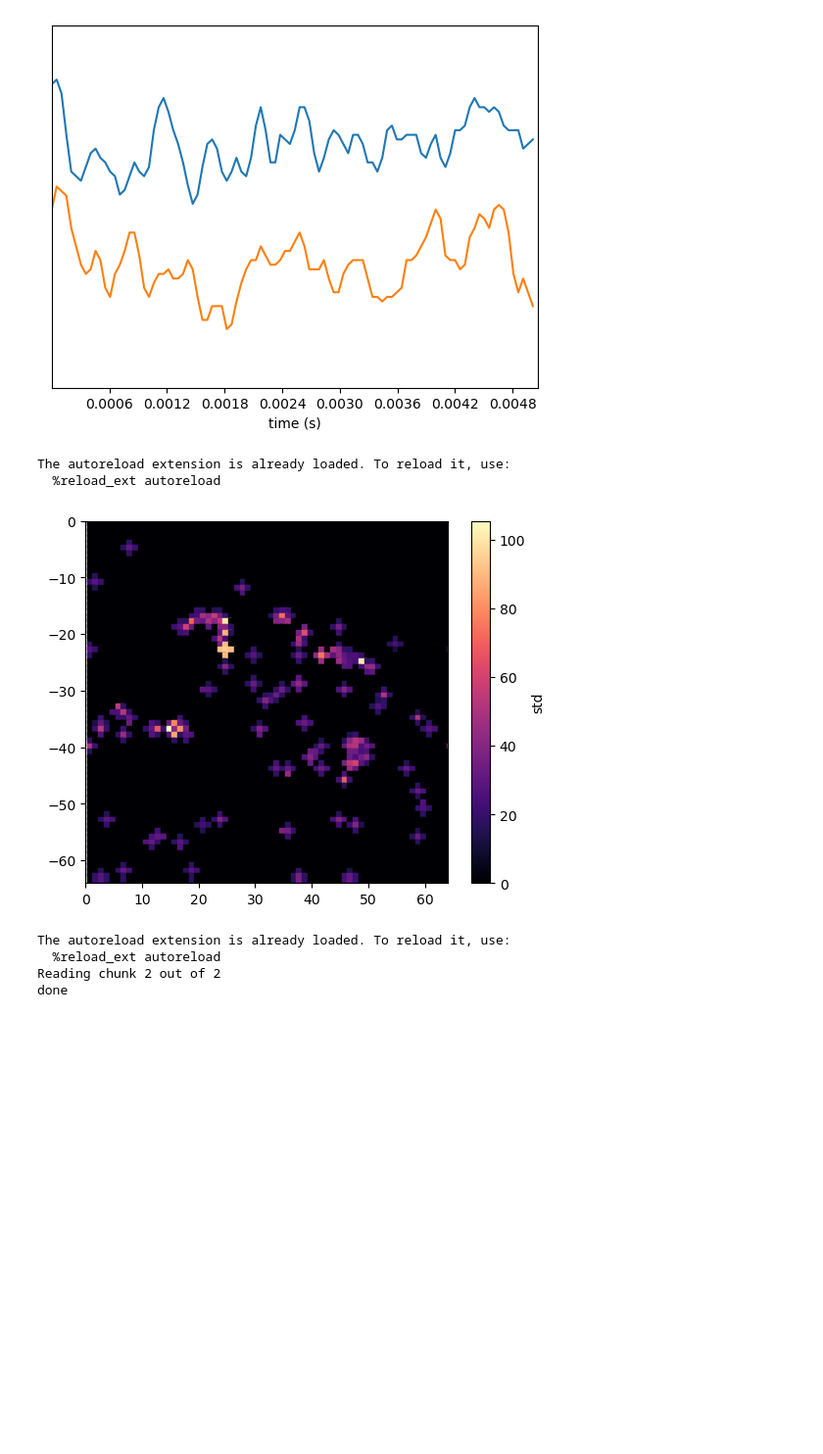
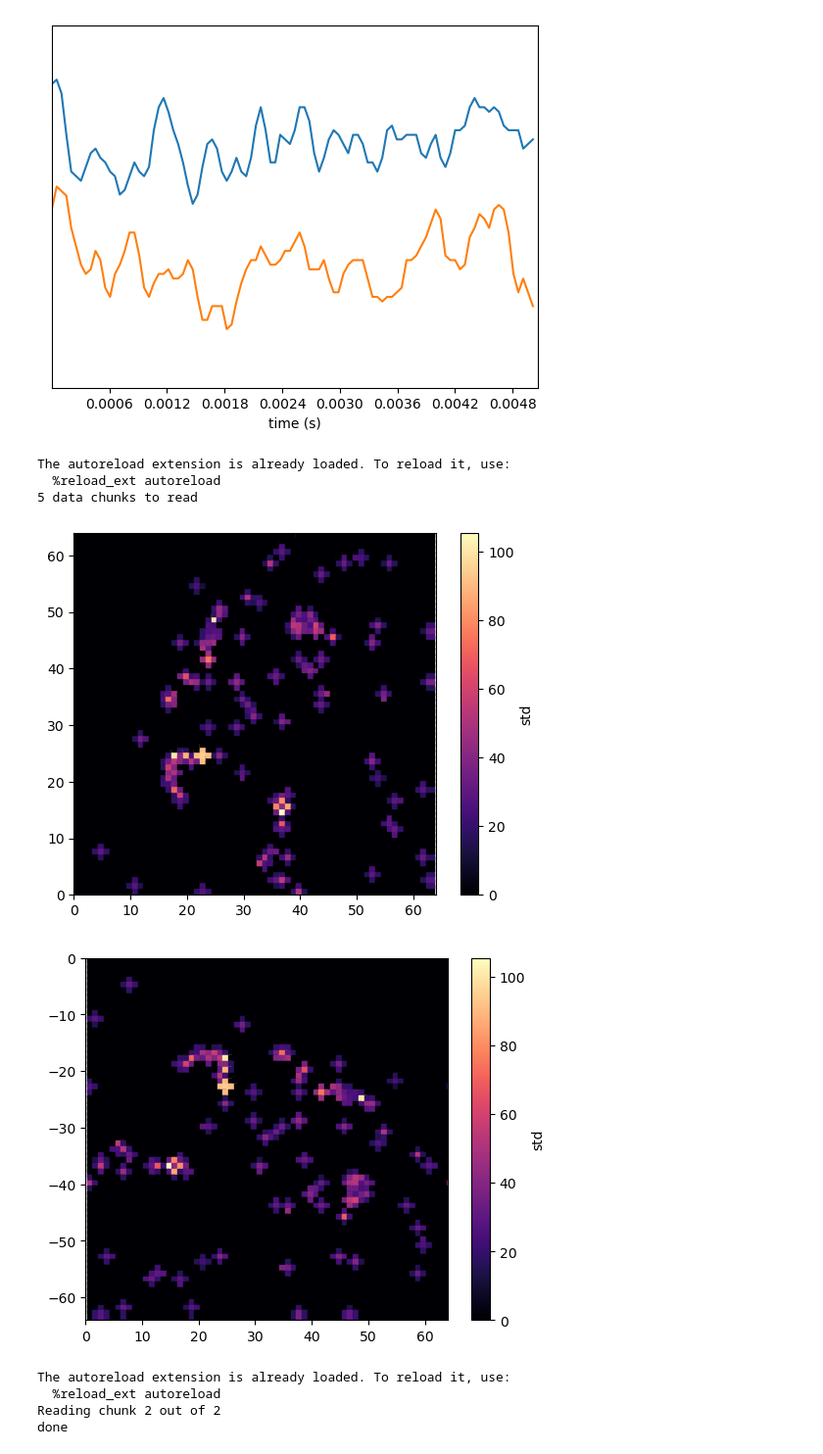
Before and after one commit to JeandeMontigny/beaf, a Jupyter notebook: notebooks/read_brw_files.ipynb, the cells around one changed output. Shown at 98% size. Cells and saved outputs as stored; diff of their text form; code cells hidden in the pictures; blank space fills up the shorter version.

```diff
--- a/notebooks/read_brw_files.ipynb
+++ b/notebooks/read_brw_files.ipynb
@@ -327,18 +327,21 @@ NumpyRecording: 4096 channels - 1 segments - 19.8kHz - 0.005s
 # %%
 import importlib
 
 %load_ext autoreload
 %autoreload 2
 
 import beaf.read_file as br
 import beaf.visualisation as bv
 
-# File = br.read_brw_file("../recordings/cerebellum-slice1-01.brw", t_start = 0, t_end = 5, ch_to_extract="all")
-bv.plot_activity_map(File, method="std", cmap="magma")
+File = br.read_brw_file("../recordings/cerebellum-slice1-01.brw", t_start = 0, t_end = 5, ch_to_extract="all")
+bv.plot_activity_map(File, method="std", cmap="magma", flip=False)
+bv.plot_activity_map(File, method="std", cmap="magma", flip=True)
 # %% [output]
 The autoreload extension is already loaded. To reload it, use:
   %reload_ext autoreload
+5 data chunks to read
-[figure, old version]
+[figure, new version]
+[figure, added]
 # %%
 import importlib
 
```
Also changed, not shown: parts of 1 cell of this notebook.
